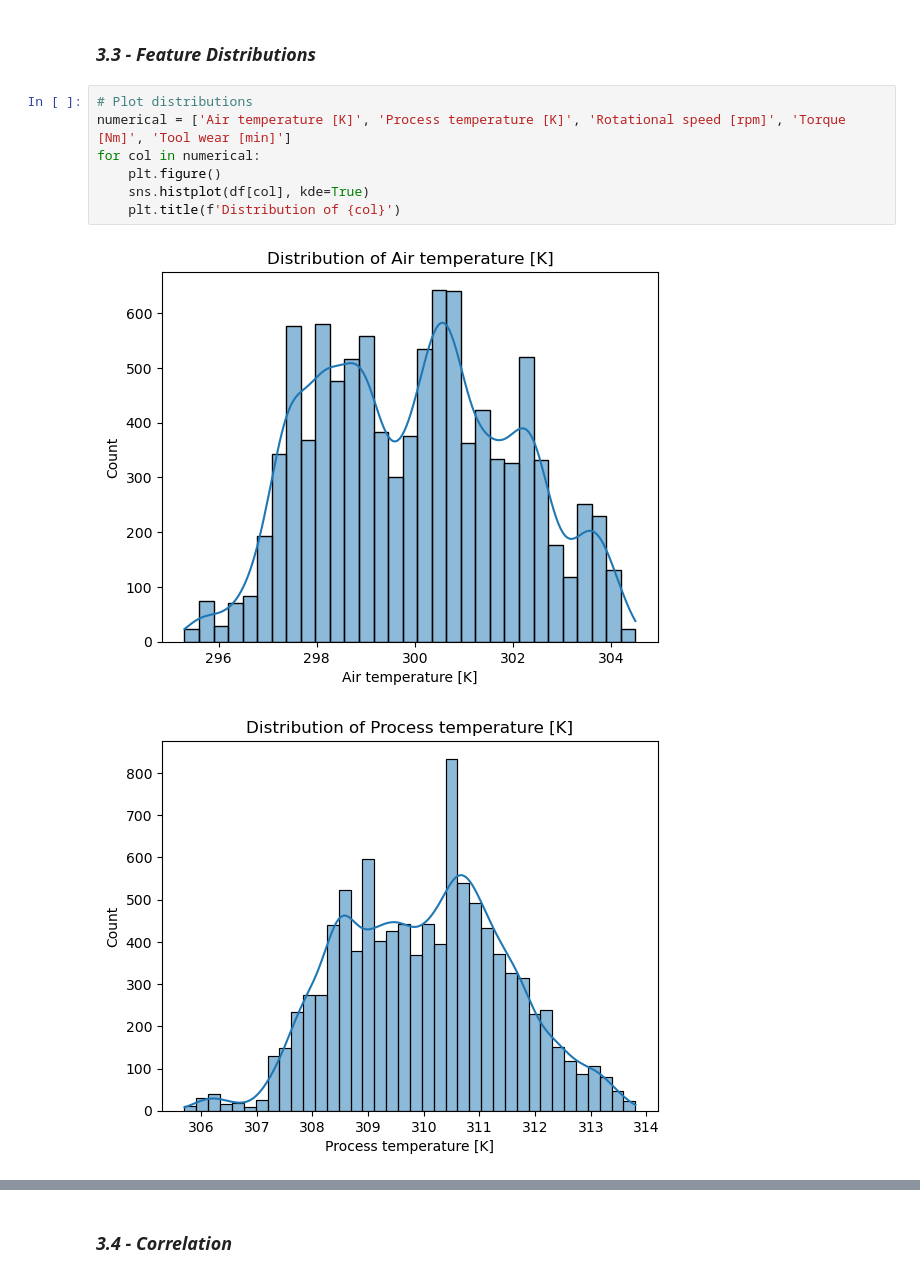
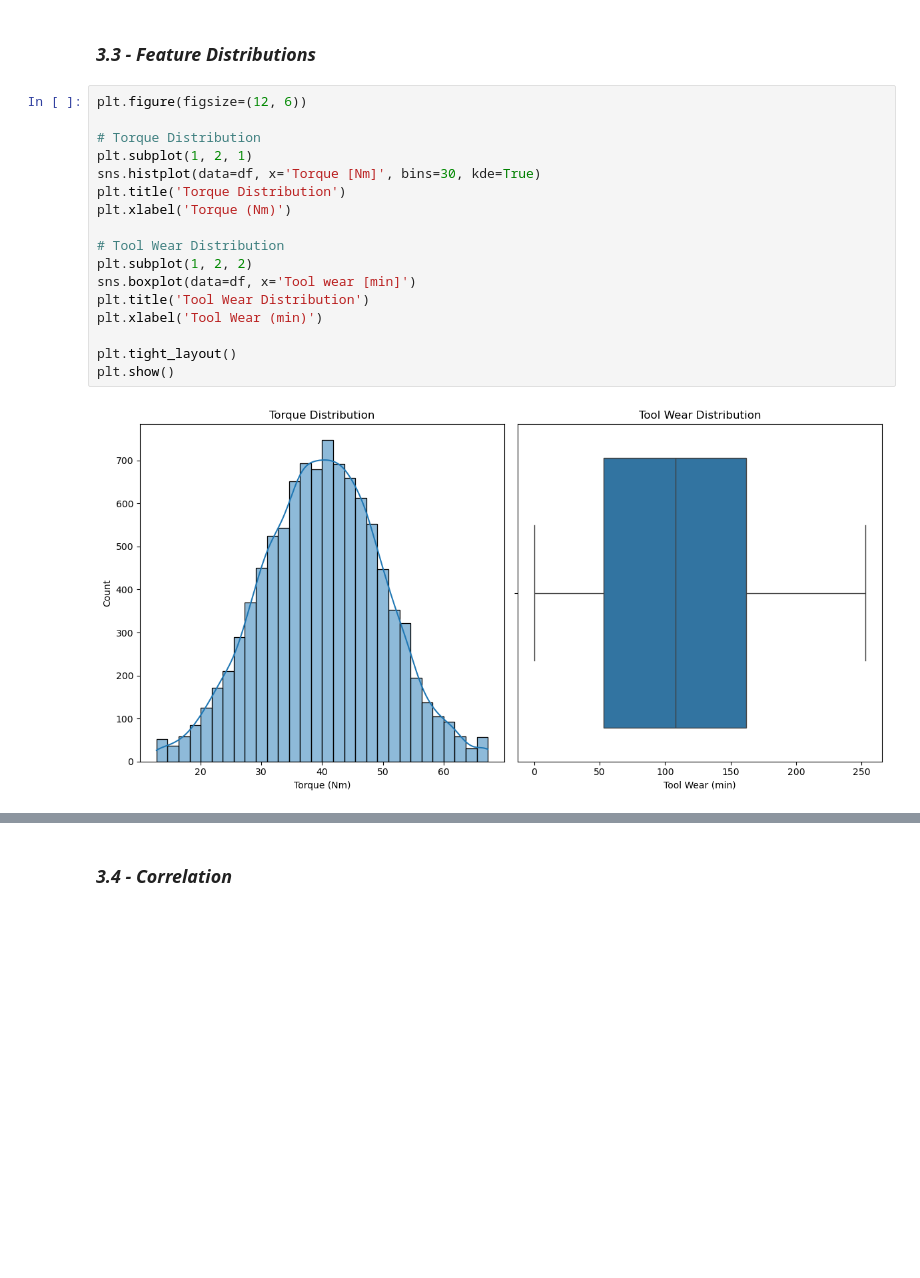
Before and after one commit to TurkishTM/PredictiveMaintenanceSystem, a Jupyter notebook: MainCode.ipynb, the cells around one changed output, grey strips where cells are left out. Saved outputs shown, nothing was run; the diff lists cells and outputs as text; blank space fills up the shorter version.

```diff
--- a/MainCode.ipynb
+++ b/MainCode.ipynb
@@ -152,12 +151,21 @@ Name: proportion, dtype: float64
 # %% [markdown]
 ### ***3.3 - Feature Distributions***
 # %%
-# Plot distributions
-numerical = ['Air temperature [K]', 'Process temperature [K]', 'Rotational speed [rpm]', 'Torque [Nm]', 'Tool wear [min]']
-for col in numerical:
-    plt.figure()
-    sns.histplot(df[col], kde=True)
-    plt.title(f'Distribution of {col}')
+plt.figure(figsize=(12, 6))
+
+# Torque Distribution
+plt.subplot(1, 2, 1)
+sns.histplot(data=df, x='Torque [Nm]', bins=30, kde=True)
+plt.title('Torque Distribution')
+plt.xlabel('Torque (Nm)')
+
+# Tool Wear Distribution
+plt.subplot(1, 2, 2)
+sns.boxplot(data=df, x='Tool wear [min]')
+plt.title('Tool Wear Distribution')
+plt.xlabel('Tool Wear (min)')
+
+plt.tight_layout()
+plt.show()
 # %% [output]
-[figure, old version]
+[figure, new version]
-[figure, removed]
```
Also changed, not shown: parts of 15 cells of this notebook.
